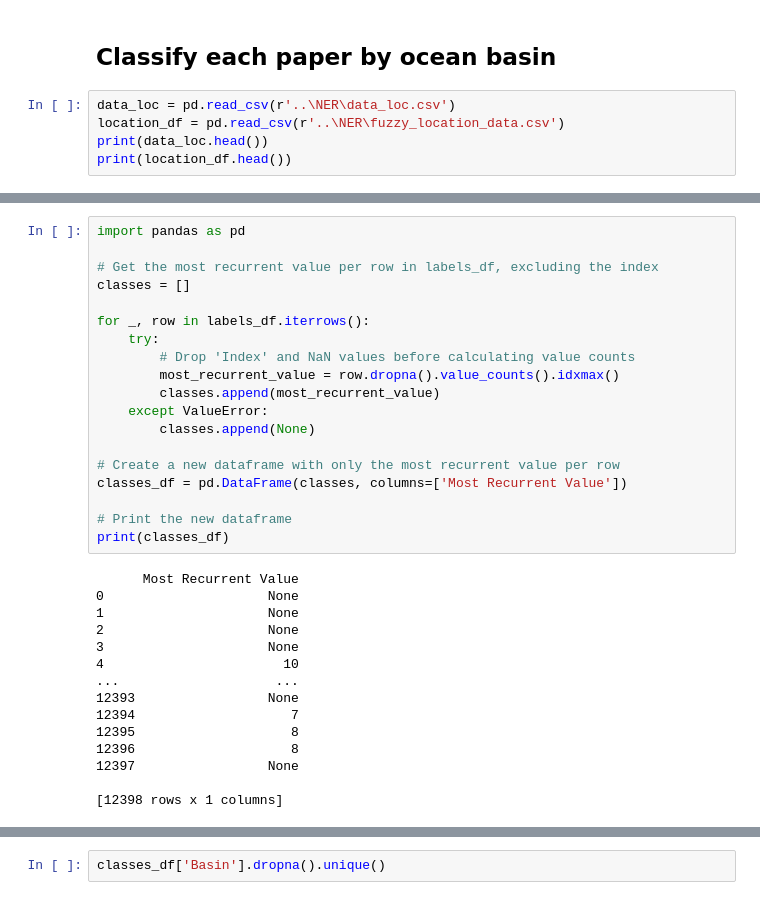
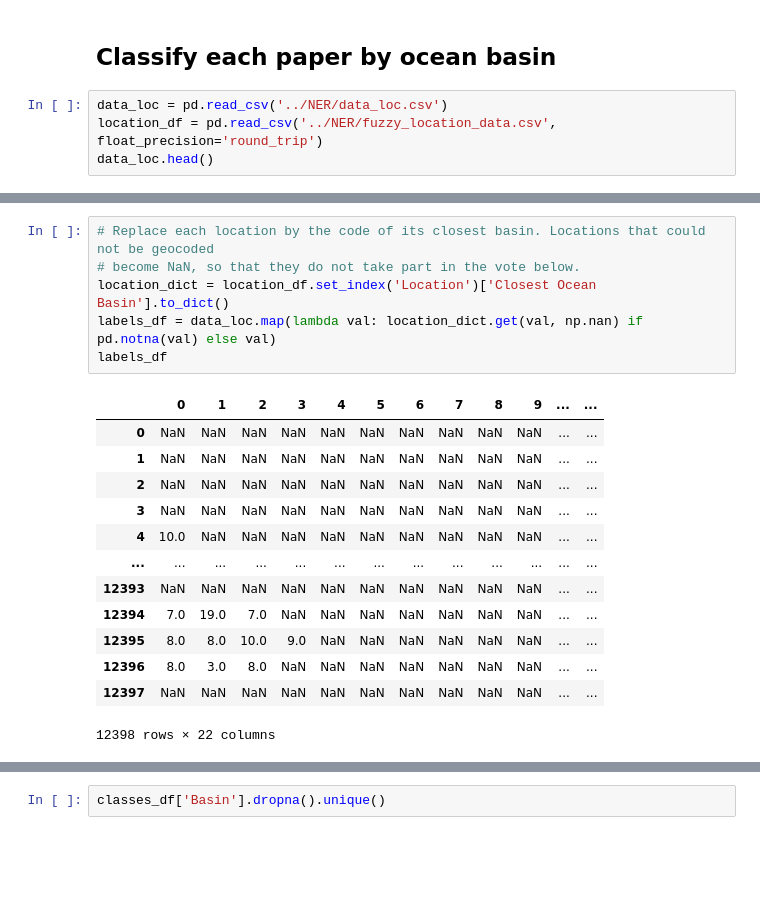
Before and after one commit to henrique-back/mpl_topics, a Jupyter notebook: NER/NER.ipynb, the cells around one changed output, grey strips where cells are left out. Cells and saved outputs as stored; diff of their text form; blank space fills up the shorter version.

```diff
--- a/NER/NER.ipynb
+++ b/NER/NER.ipynb
@@ -502,8 +228,7 @@ Number of instances less than 1000 km:  0
 # %% [markdown]
 ## Classify each paper by ocean basin
 # %%
-data_loc = pd.read_csv(r'..\NER\data_loc.csv')
-location_df = pd.read_csv(r'..\NER\fuzzy_location_data.csv')
-print(data_loc.head())
-print(location_df.head())
+data_loc = pd.read_csv('../NER/data_loc.csv')
+location_df = pd.read_csv('../NER/fuzzy_location_data.csv', float_precision='round_trip')
+data_loc.head()
 # %% [output]
@@ -566,34 +242,20 @@ Index                                                    ...
-# %%
-import pandas as pd
-
-# Get the most recurrent value per row in labels_df, excluding the index
-classes = []
-
-for _, row in labels_df.iterrows():
-    try:
-        # Drop 'Index' and NaN values before calculating value counts
-        most_recurrent_value = row.dropna().value_counts().idxmax()
-        classes.append(most_recurrent_value)
-    except ValueError:
-        classes.append(None)
-
-# Create a new dataframe with only the most recurrent value per row
-classes_df = pd.DataFrame(classes, columns=['Most Recurrent Value'])
-
-# Print the new dataframe
-print(classes_df)
-# %% [output]
-      Most Recurrent Value
-0                     None
-1                     None
-2                     None
-3                     None
-4                       10
-...                    ...
-12393                 None
-12394                    7
-12395                    8
-12396                    8
-12397                 None
-
-[12398 rows x 1 columns]
+# %%
+# Replace each location by the code of its closest basin. Locations that could not be geocoded
+# become NaN, so that they do not take part in the vote below.
+location_dict = location_df.set_index('Location')['Closest Ocean Basin'].to_dict()
+labels_df = data_loc.map(lambda val: location_dict.get(val, np.nan) if pd.notna(val) else val)
+labels_df
+# %% [output]
+|  | 0 | 1 | 2 | 3 | 4 | 5 | 6 | 7 | 8 | 9 | ... | ... |
+| 0 | NaN | NaN | NaN | NaN | NaN | NaN | NaN | NaN | NaN | NaN | ... | ... |
+| 1 | NaN | NaN | NaN | NaN | NaN | NaN | NaN | NaN | NaN | NaN | ... | ... |
+| 2 | NaN | NaN | NaN | NaN | NaN | NaN | NaN | NaN | NaN | NaN | ... | ... |
+| 3 | NaN | NaN | NaN | NaN | NaN | NaN | NaN | NaN | NaN | NaN | ... | ... |
+| 4 | 10.0 | NaN | NaN | NaN | NaN | NaN | NaN | NaN | NaN | NaN | ... | ... |
+| ... | ... | ... | ... | ... | ... | ... | ... | ... | ... | ... | ... | ... |
+| 12393 | NaN | NaN | NaN | NaN | NaN | NaN | NaN | NaN | NaN | NaN | ... | ... |
+| 12394 | 7.0 | 19.0 | 7.0 | NaN | NaN | NaN | NaN | NaN | NaN | NaN | ... | ... |
+| 12395 | 8.0 | 8.0 | 10.0 | 9.0 | NaN | NaN | NaN | NaN | NaN | NaN | ... | ... |
+| 12396 | 8.0 | 3.0 | 8.0 | NaN | NaN | NaN | NaN | NaN | NaN | NaN | ... | ... |
+| 12397 | NaN | NaN | NaN | NaN | NaN | NaN | NaN | NaN | NaN | NaN | ... | ... |
+12398 rows × 22 columns
```
Also changed, not shown: parts of 20 cells of this notebook, 33 other files.
